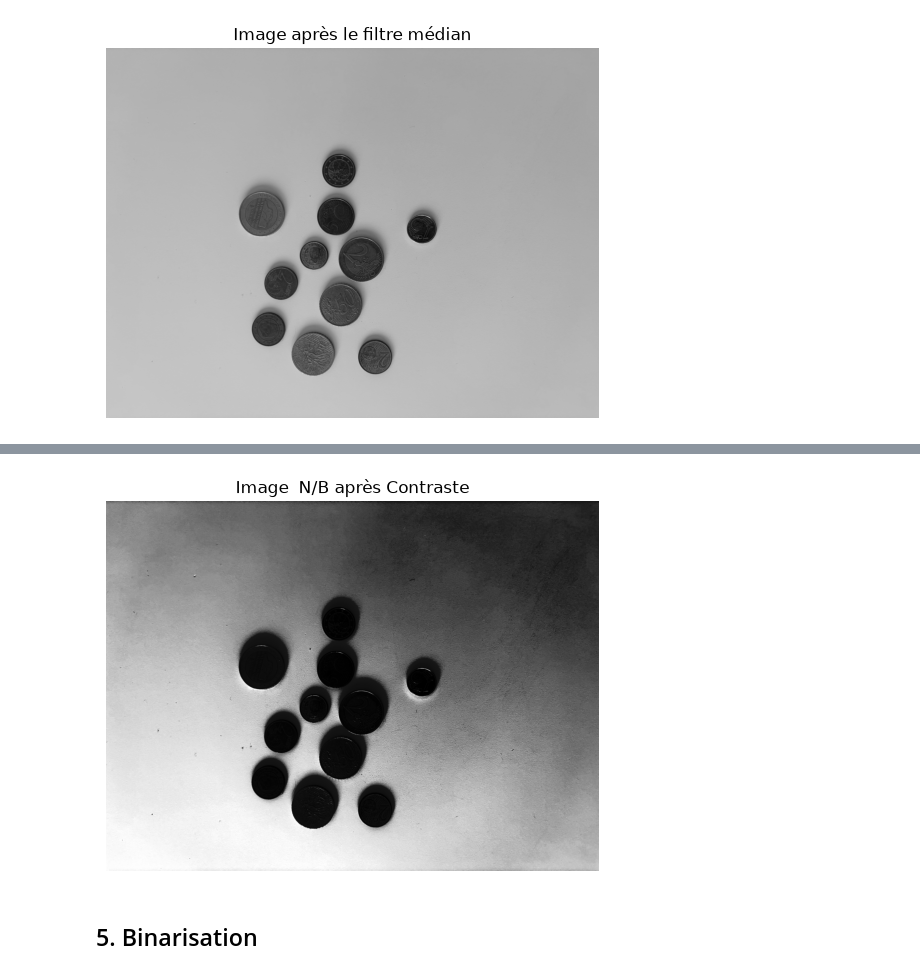
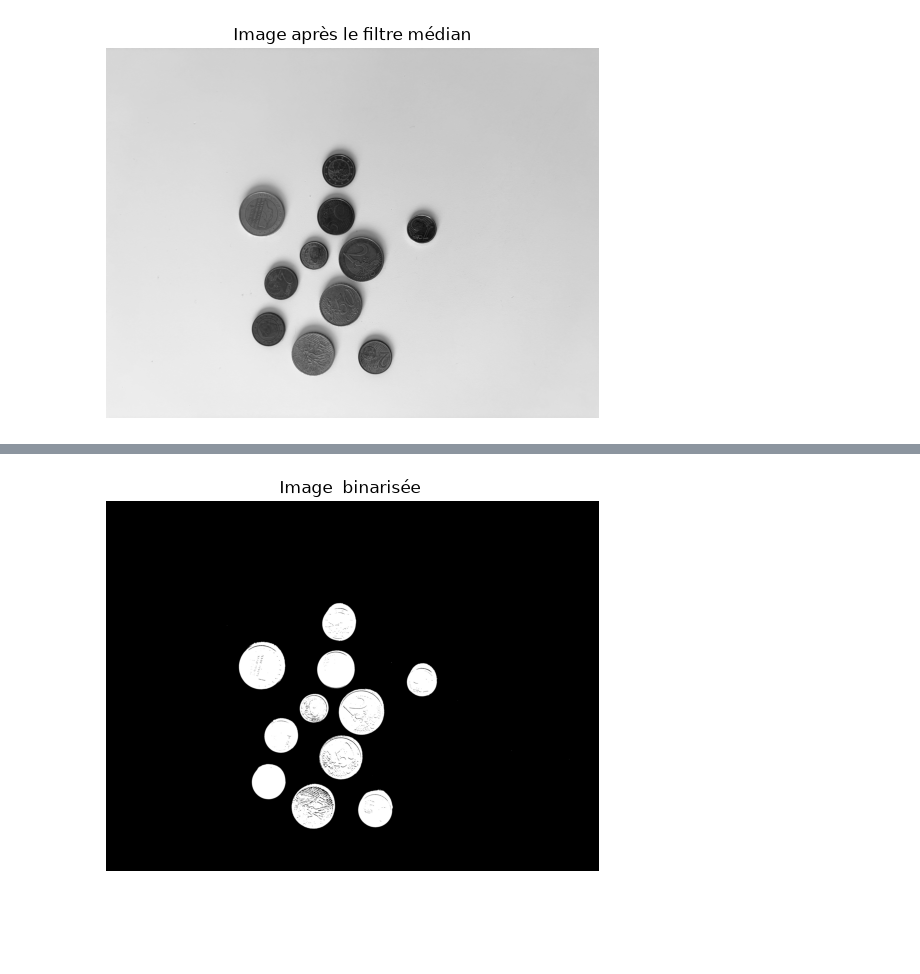
Before and after one commit to GraindeRiz/signaux_monnaie, a Jupyter notebook: main.ipynb, the cells around one changed output, grey strips where cells are left out. Saved outputs shown, nothing was run; the diff lists cells and outputs as text; code cells hidden in the pictures; blank space fills up the shorter version.

```diff
--- a/main.ipynb
+++ b/main.ipynb
@@ -25,0 +22,9 @@ Convertit l'image en gris pour récupérer des valeurs sur 8 bits
+# %%
+# Ameliorer la luminosté
+
+from modules.luminosite import ameliorer_luminosite
+
+image_lum = ameliorer_luminosite(image_originale)
+plt.imshow(image_lum)
+plt.title("Image luminosité")
+plt.axis("off");
@@ -28,7 +35,7 @@ Convertit l'image en gris pour récupérer des valeurs sur 8 bits
 
 from modules.niveaux_gris import convertir_en_gris
 
-image_grise = convertir_en_gris(image_originale)
+image_grise = convertir_en_gris(image_lum)
 
 plt.imshow(image_grise, cmap="gray")
 plt.title("Image en niveaux de gris")
@@ -55,0 +57,9 @@ plt.axis("off");
+# %%
+# Estimer l’éclairage et corriger les ombres
+
+from modules.flou_gaussien import corriger_ombres
+
+image_corrigee = corriger_ombres(image_filtree, sigma=25)
+plt.imshow(image_corrigee, cmap="gray")
+plt.title("Image après correction des ombres")
+plt.axis("off");
@@ -56,12 +68,10 @@ plt.axis("off");
 # %%
-# Améliorer le contraste de l’image
+# Binariser l’image
 
-from modules.contraste import appliquer_filtre_contrast
-image_contrastee = appliquer_filtre_contrast(image_grise);
-plt.imshow(image_contrastee,cmap="gray");
-plt.title("Image  N/B après Contraste");
+from modules.binarisation import img_binarisee
+image_binarisee = img_binarisee(image_corrigee)
+plt.imshow(image_binarisee,cmap="gray");
+plt.title("Image  binarisée ");
 plt.axis("off");
 # %% [output]
-[figure, old version]
+[figure, new version]
-# %% [markdown]
-## 5. Binarisation
```
Also changed, not shown: parts of 12 cells of this notebook, 9 other files.
